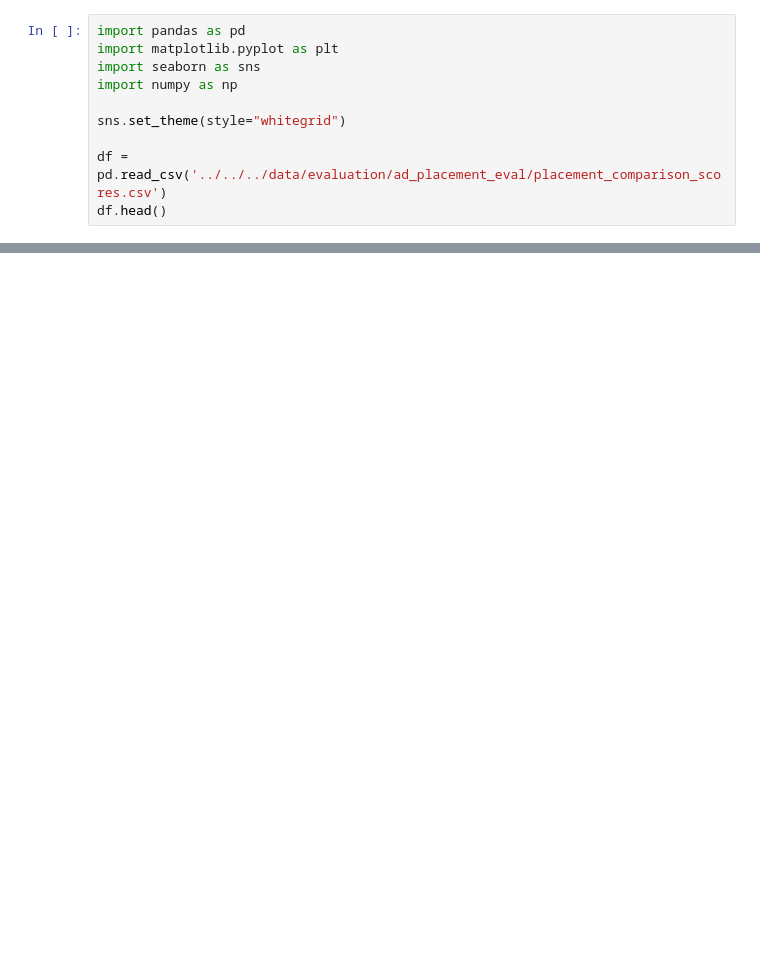
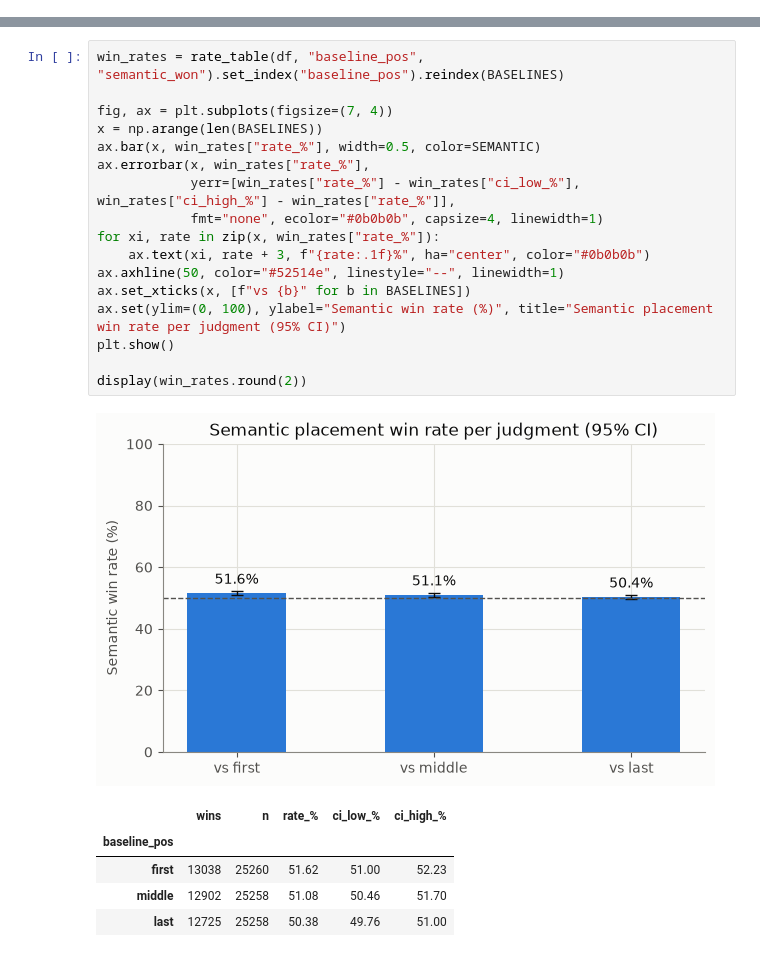
Before and after one commit to usrnamePrateek/LLM_with_ads, a Jupyter notebook: analysis/ad_placement/new/placement_comparison_analysis.ipynb, the cells around one changed output, grey strips where cells are left out. Cells and saved outputs as stored; diff of their text form; blank space fills up the shorter version.

```diff
--- a/analysis/ad_placement/new/placement_comparison_analysis.ipynb
+++ b/analysis/ad_placement/new/placement_comparison_analysis.ipynb
@@ -4,10 +0,0 @@ This notebook analyzes the LLM-as-a-judge pairwise comparisons between Semantic
-# %%
-import pandas as pd
-import matplotlib.pyplot as plt
-import seaborn as sns
-import numpy as np
-
-sns.set_theme(style="whitegrid")
-
-df = pd.read_csv('../../../data/evaluation/ad_placement_eval/placement_comparison_scores.csv')
-df.head()
@@ -101,0 +79,24 @@ plt.show()
+# %%
+win_rates = rate_table(df, "baseline_pos", "semantic_won").set_index("baseline_pos").reindex(BASELINES)
+
+fig, ax = plt.subplots(figsize=(7, 4))
+x = np.arange(len(BASELINES))
+ax.bar(x, win_rates["rate_%"], width=0.5, color=SEMANTIC)
+ax.errorbar(x, win_rates["rate_%"],
+            yerr=[win_rates["rate_%"] - win_rates["ci_low_%"], win_rates["ci_high_%"] - win_rates["rate_%"]],
+            fmt="none", ecolor="#0b0b0b", capsize=4, linewidth=1)
+for xi, rate in zip(x, win_rates["rate_%"]):
+    ax.text(xi, rate + 3, f"{rate:.1f}%", ha="center", color="#0b0b0b")
+ax.axhline(50, color="#52514e", linestyle="--", linewidth=1)
+ax.set_xticks(x, [f"vs {b}" for b in BASELINES])
+ax.set(ylim=(0, 100), ylabel="Semantic win rate (%)", title="Semantic placement win rate per judgment (95% CI)")
+plt.show()
+
+display(win_rates.round(2))
+# %% [output]
+[figure, added]
+|  | wins | n | rate_% | ci_low_% | ci_high_% |
+| baseline_pos |  |  |  |  |  |
+| first | 13038 | 25260 | 51.62 | 51.00 | 52.23 |
+| middle | 12902 | 25258 | 51.08 | 50.46 | 51.70 |
+| last | 12725 | 25258 | 50.38 | 49.76 | 51.00 |
```
Also changed, not shown: parts of 20 cells of this notebook, 8 other files.
